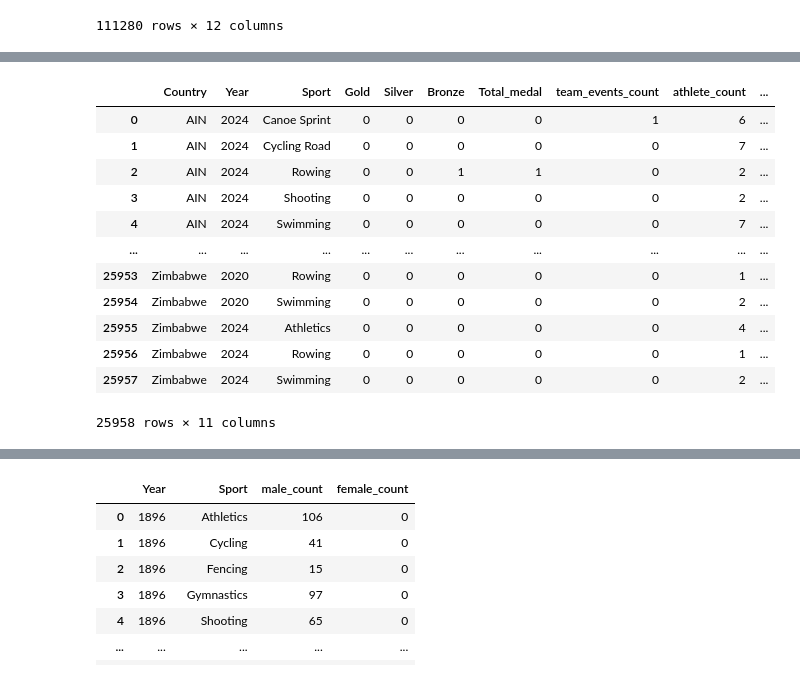
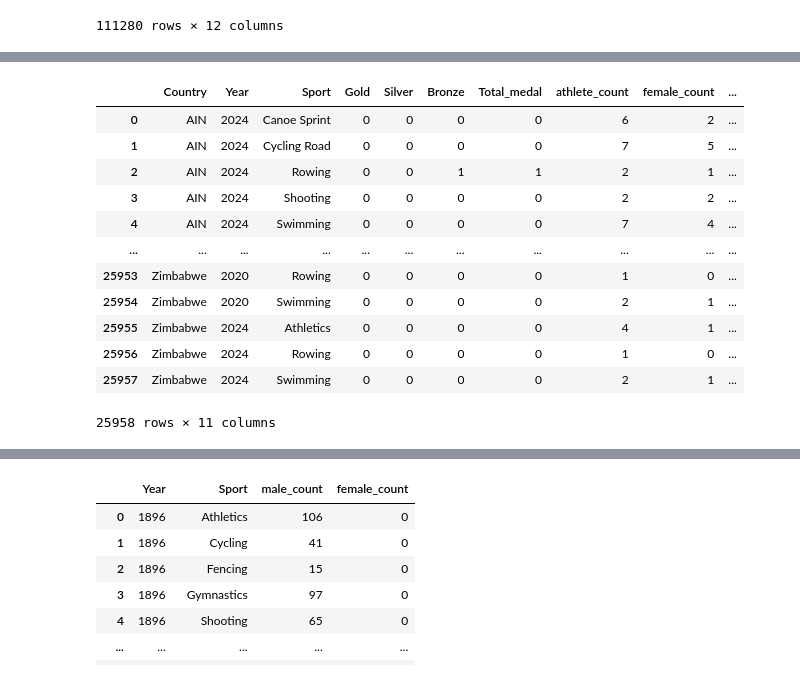
Before and after one commit to Evan-Li-2024/2025MCM-c, a Jupyter notebook: Olympics-analysis.ipynb, the cells around one changed output, grey strips where cells are left out. Drawn from its saved outputs; the diff is of its cells as text; code cells hidden in the pictures.

```diff
--- a/Olympics-analysis.ipynb
+++ b/Olympics-analysis.ipynb
@@ -849,34 +922,32 @@ identify_team_events.to_csv('identify_team_events.csv', index=False)
 # %%
 # 对上面数据按照Country(NOC)、Year、Sport 进行聚合
 
 country_year_sport_summary = identify_team_events.groupby(['Country', 'Year', 'Sport']).agg({
     'Gold': 'sum',
     'Silver': 'sum',
     'Bronze': 'sum',
     'Total_medal': 'sum',
-    'is_team': 'sum',  # 求出团队项目的个数
     'athlete_count': 'sum',
     'female_count': 'sum',
     'male_count': 'sum',
+    'is_team': 'sum',  #这里用于统计这个国家参加团队项目的数量
 }).reset_index()
 
 
-country_year_sport_summary =  country_year_sport_summary.rename(columns={'is_team': 'team_events_count'})
-
-
+country_year_sport_summary =  country_year_sport_summary.rename(columns={'is_team': 'participated_team_events_count'})
 
 country_year_sport_summary
 # %% [output]
-|  | Country | Year | Sport | Gold | Silver | Bronze | Total_medal | team_events_count | athlete_count | ... |
-| 0 | AIN | 2024 | Canoe Sprint | 0 | 0 | 0 | 0 | 1 | 6 | ... |
-| 1 | AIN | 2024 | Cycling Road | 0 | 0 | 0 | 0 | 0 | 7 | ... |
-| 2 | AIN | 2024 | Rowing | 0 | 0 | 1 | 1 | 0 | 2 | ... |
-| 3 | AIN | 2024 | Shooting | 0 | 0 | 0 | 0 | 0 | 2 | ... |
-| 4 | AIN | 2024 | Swimming | 0 | 0 | 0 | 0 | 0 | 7 | ... |
+|  | Country | Year | Sport | Gold | Silver | Bronze | Total_medal | athlete_count | female_count | ... |
+| 0 | AIN | 2024 | Canoe Sprint | 0 | 0 | 0 | 0 | 6 | 2 | ... |
+| 1 | AIN | 2024 | Cycling Road | 0 | 0 | 0 | 0 | 7 | 5 | ... |
+| 2 | AIN | 2024 | Rowing | 0 | 0 | 1 | 1 | 2 | 1 | ... |
+| 3 | AIN | 2024 | Shooting | 0 | 0 | 0 | 0 | 2 | 2 | ... |
+| 4 | AIN | 2024 | Swimming | 0 | 0 | 0 | 0 | 7 | 4 | ... |
 | ... | ... | ... | ... | ... | ... | ... | ... | ... | ... | ... |
-| 25953 | Zimbabwe | 2020 | Rowing | 0 | 0 | 0 | 0 | 0 | 1 | ... |
-| 25954 | Zimbabwe | 2020 | Swimming | 0 | 0 | 0 | 0 | 0 | 2 | ... |
-| 25955 | Zimbabwe | 2024 | Athletics | 0 | 0 | 0 | 0 | 0 | 4 | ... |
-| 25956 | Zimbabwe | 2024 | Rowing | 0 | 0 | 0 | 0 | 0 | 1 | ... |
-| 25957 | Zimbabwe | 2024 | Swimming | 0 | 0 | 0 | 0 | 0 | 2 | ... |
+| 25953 | Zimbabwe | 2020 | Rowing | 0 | 0 | 0 | 0 | 1 | 0 | ... |
+| 25954 | Zimbabwe | 2020 | Swimming | 0 | 0 | 0 | 0 | 2 | 1 | ... |
+| 25955 | Zimbabwe | 2024 | Athletics | 0 | 0 | 0 | 0 | 4 | 1 | ... |
+| 25956 | Zimbabwe | 2024 | Rowing | 0 | 0 | 0 | 0 | 1 | 0 | ... |
+| 25957 | Zimbabwe | 2024 | Swimming | 0 | 0 | 0 | 0 | 2 | 1 | ... |
 25958 rows × 11 columns
```
Also changed, not shown: parts of 17 cells of this notebook, 2 other files.
